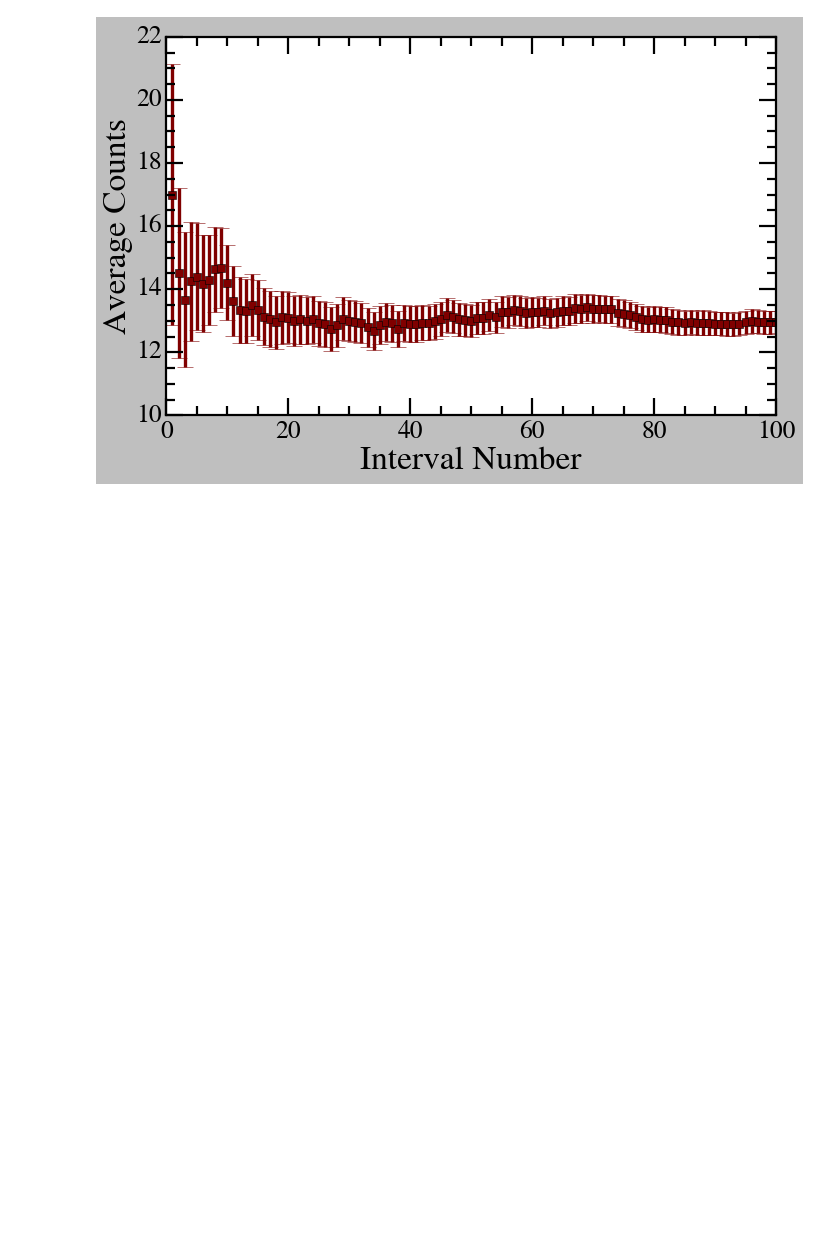
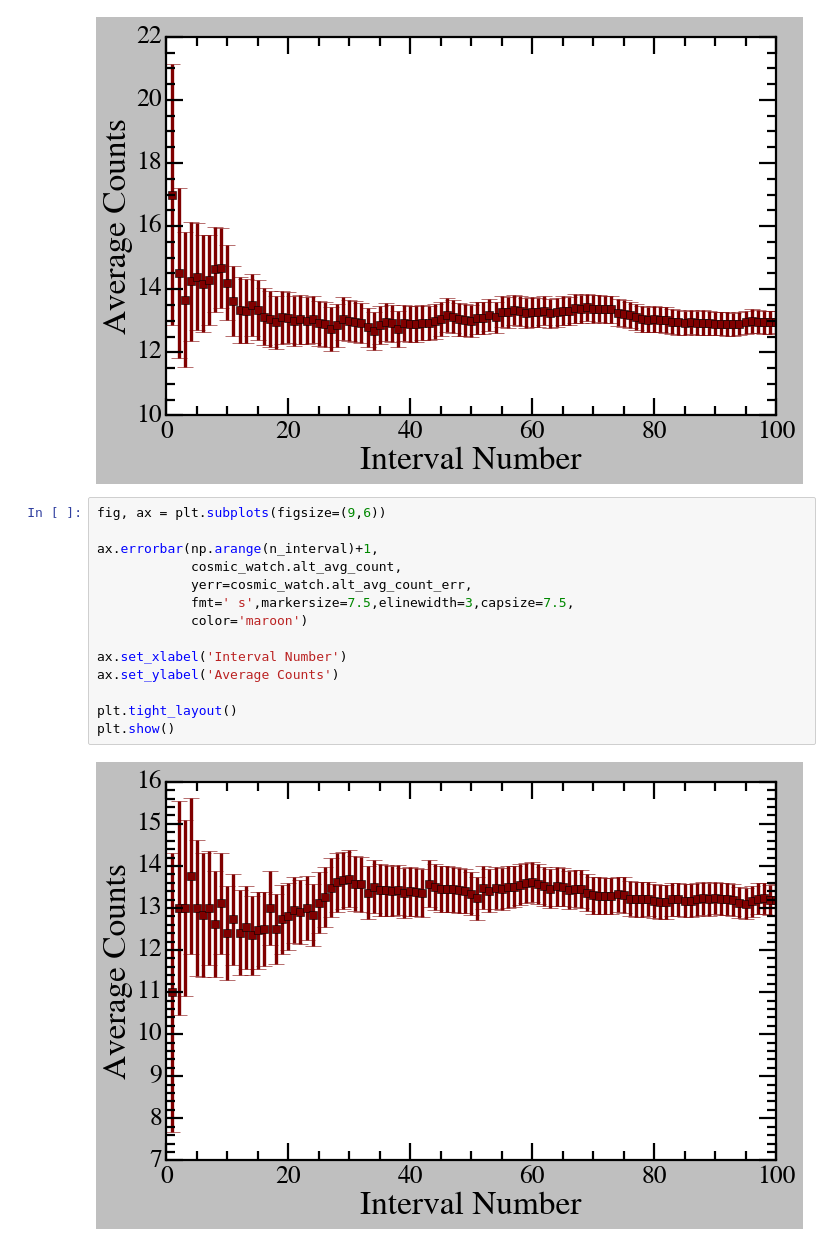
Before and after one commit to vinh-qtran/mit-jlab-sp25, a Jupyter notebook: tasks/vinh_code/ic_xs1/analysis.ipynb, the cells around one changed output. Cells and saved outputs as stored; diff of their text form; blank space fills up the shorter version.

```diff
--- a/tasks/vinh_code/ic_xs1/analysis.ipynb
+++ b/tasks/vinh_code/ic_xs1/analysis.ipynb
@@ -152,3 +188,19 @@ plt.tight_layout()
 plt.show()
 # %% [output]
 [figure]
+# %%
+fig, ax = plt.subplots(figsize=(9,6))
+
+ax.errorbar(np.arange(n_interval)+1,
+            cosmic_watch.alt_avg_count,
+            yerr=cosmic_watch.alt_avg_count_err,
+            fmt=' s',markersize=7.5,elinewidth=3,capsize=7.5,
+            color='maroon')
+
+ax.set_xlabel('Interval Number')
+ax.set_ylabel('Average Counts')
+
+plt.tight_layout()
+plt.show()
+# %% [output]
+[figure, added]
```
Also changed, not shown: parts of 6 cells of this notebook, 15 other files.
